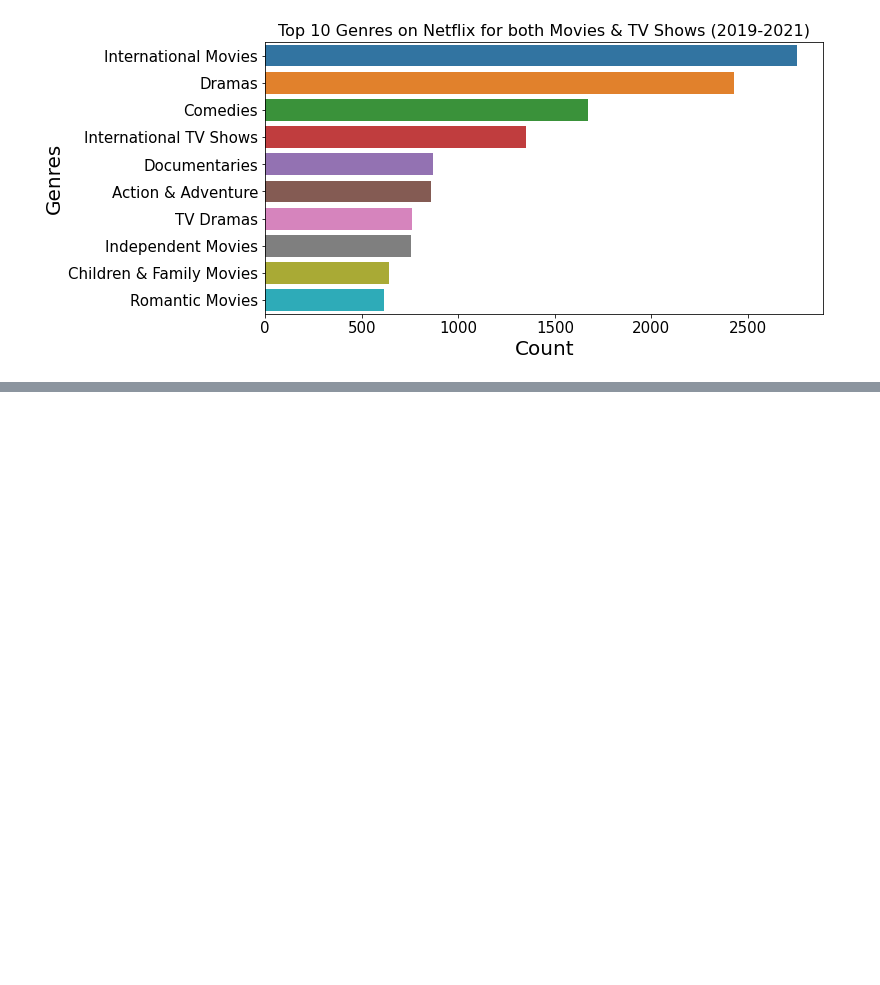
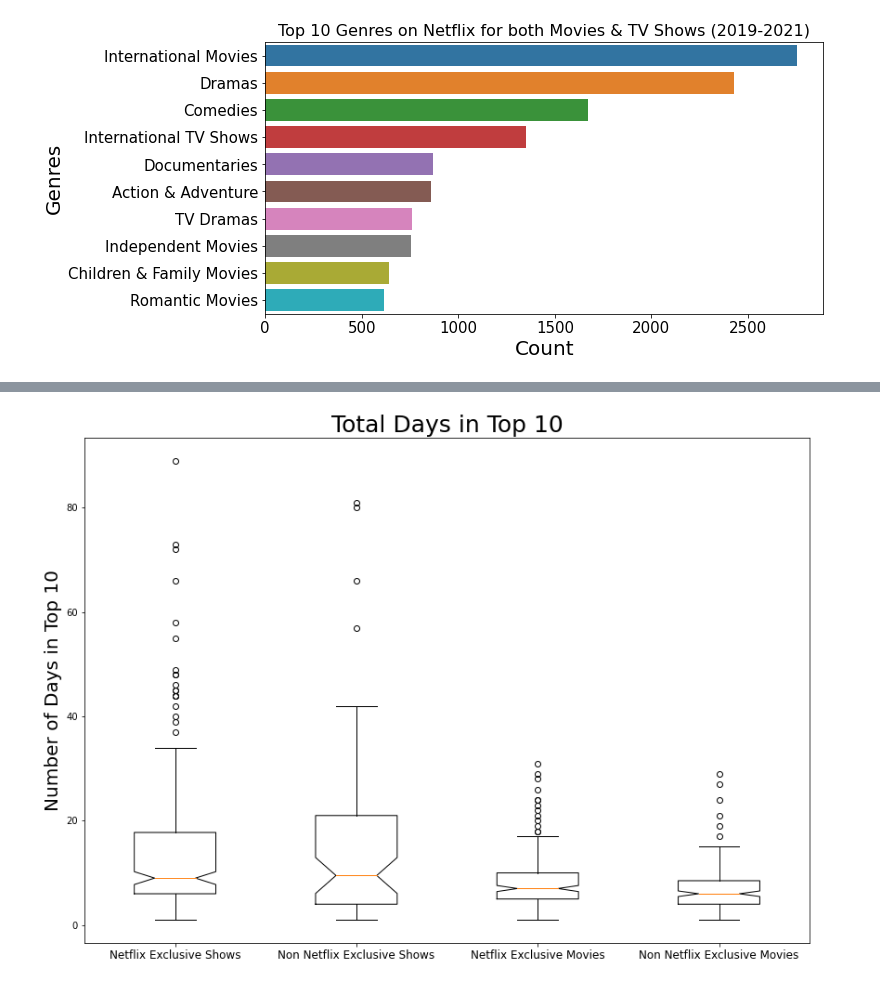
Before and after one commit to Costilrt/The-First-Project, a Jupyter notebook: TeamProject_JupyterCode_Chang_Rolly_Matthew.ipynb, the cells around one changed output, grey strips where cells are left out. Saved outputs shown, nothing was run; the diff lists cells and outputs as text; code cells hidden in the pictures; blank space fills up the shorter version.

```diff
--- a/TeamProject_JupyterCode_Chang_Rolly.ipynb
+++ b/TeamProject_JupyterCode_Chang_Rolly_Matthew.ipynb
@@ -418,0 +421,16 @@ plt.show()
+# %%
+import pandas as pd
+import matplotlib.pyplot as plt
+import numpy as np
+import requests
+from pprint import pprint
+import matplotlib.dates as mdates
+import scipy.stats as stats
+
+from datetime import datetime
+
+
+netflix_data = "resources/netflix_daily_top_10.csv"
+netflix_titles_source = "resources/netflix_titles.csv"
+netflix = pd.read_csv(netflix_data)
+netflix_titles = pd.read_csv(netflix_titles_source)
@@ -418,0 +659,24 @@ plt.show()
+# %%
+# Remove Cocomelon since it's such a huge outlier
+max_days_in_top_10_df = max_days_in_top_10_df.loc[max_days_in_top_10_df["Title"] != "Cocomelon"]
+# %%
+box_netflix_show = max_days_in_top_10_df["Max Days in Top 10"].loc[(max_days_in_top_10_df["Netflix Exclusive"] == "Yes") &
+                                                           (max_days_in_top_10_df["Type"] == "TV Show")]
+box_netflix_movie = max_days_in_top_10_df["Max Days in Top 10"].loc[(max_days_in_top_10_df["Netflix Exclusive"] == "Yes") &
+                                                           (max_days_in_top_10_df["Type"] == "Movie")]
+box_non_netflix_show = max_days_in_top_10_df["Max Days in Top 10"].loc[(max_days_in_top_10_df["Netflix Exclusive"] != "Yes") &
+                                                           (max_days_in_top_10_df["Type"] == "TV Show")]
+box_non_netflix_movie = max_days_in_top_10_df["Max Days in Top 10"].loc[(max_days_in_top_10_df["Netflix Exclusive"] != "Yes") &
+                                                            (max_days_in_top_10_df["Type"] == "Movie")]
+box_titles = ["Netflix Exclusive Shows",  "Non Netflix Exclusive Shows", "Netflix Exclusive Movies", "Non Netflix Exclusive Movies"]
+
+fig1, ax1 = plt.subplots(figsize=(14,10))
+ax1.set_title("Total Days in Top 10", fontsize=25)
+ax1.set_ylabel("Number of Days in Top 10", fontsize=20)
+ax1.boxplot([box_netflix_show, box_non_netflix_show, box_netflix_movie, box_non_netflix_movie], box_titles)
+plt.xticks([1,2,3,4], box_titles, fontsize=12)
+
+
+plt.show()
+# %% [output]
+[figure, added]
```
Also changed, not shown: parts of 17 cells of this notebook.
